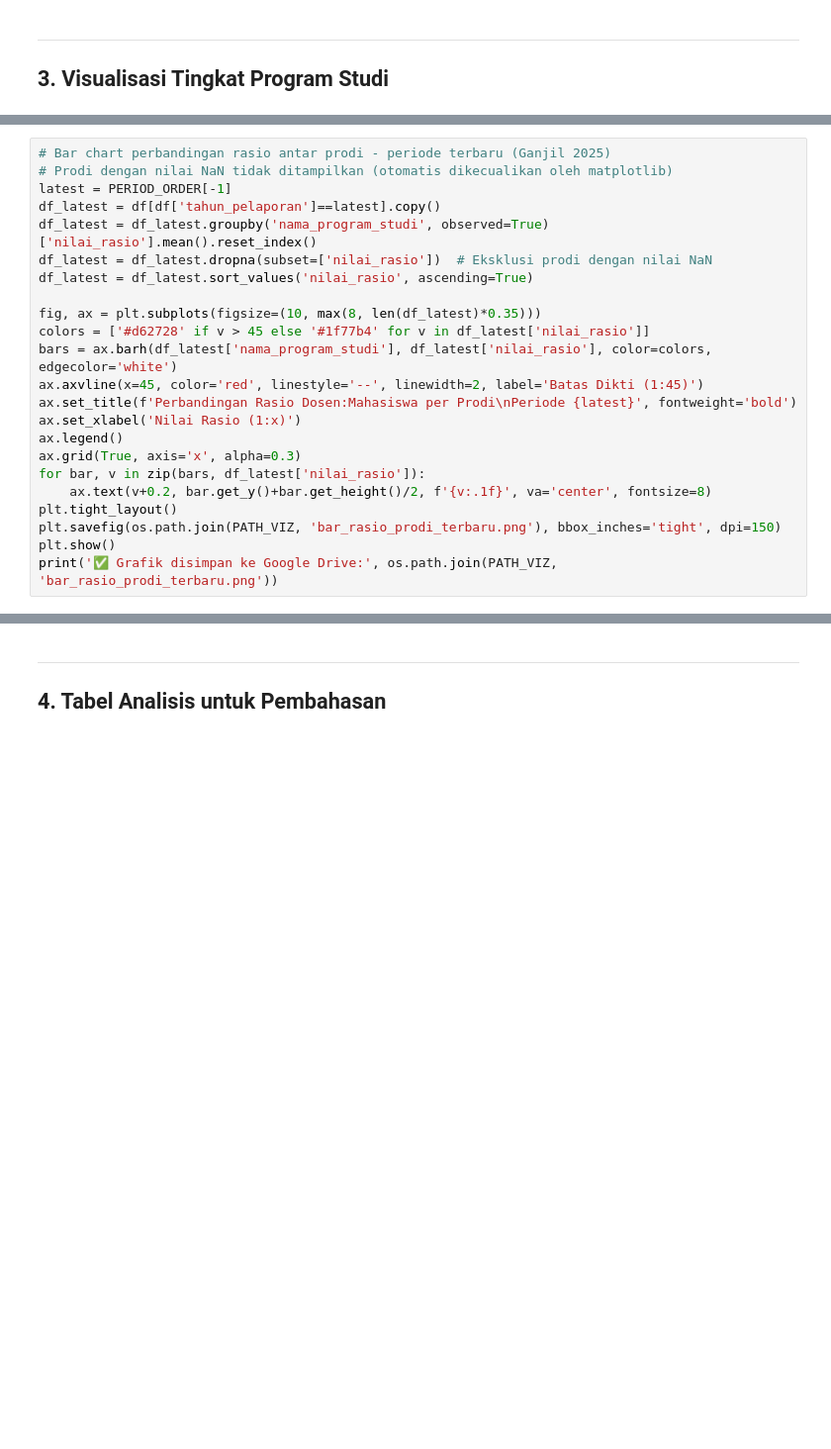
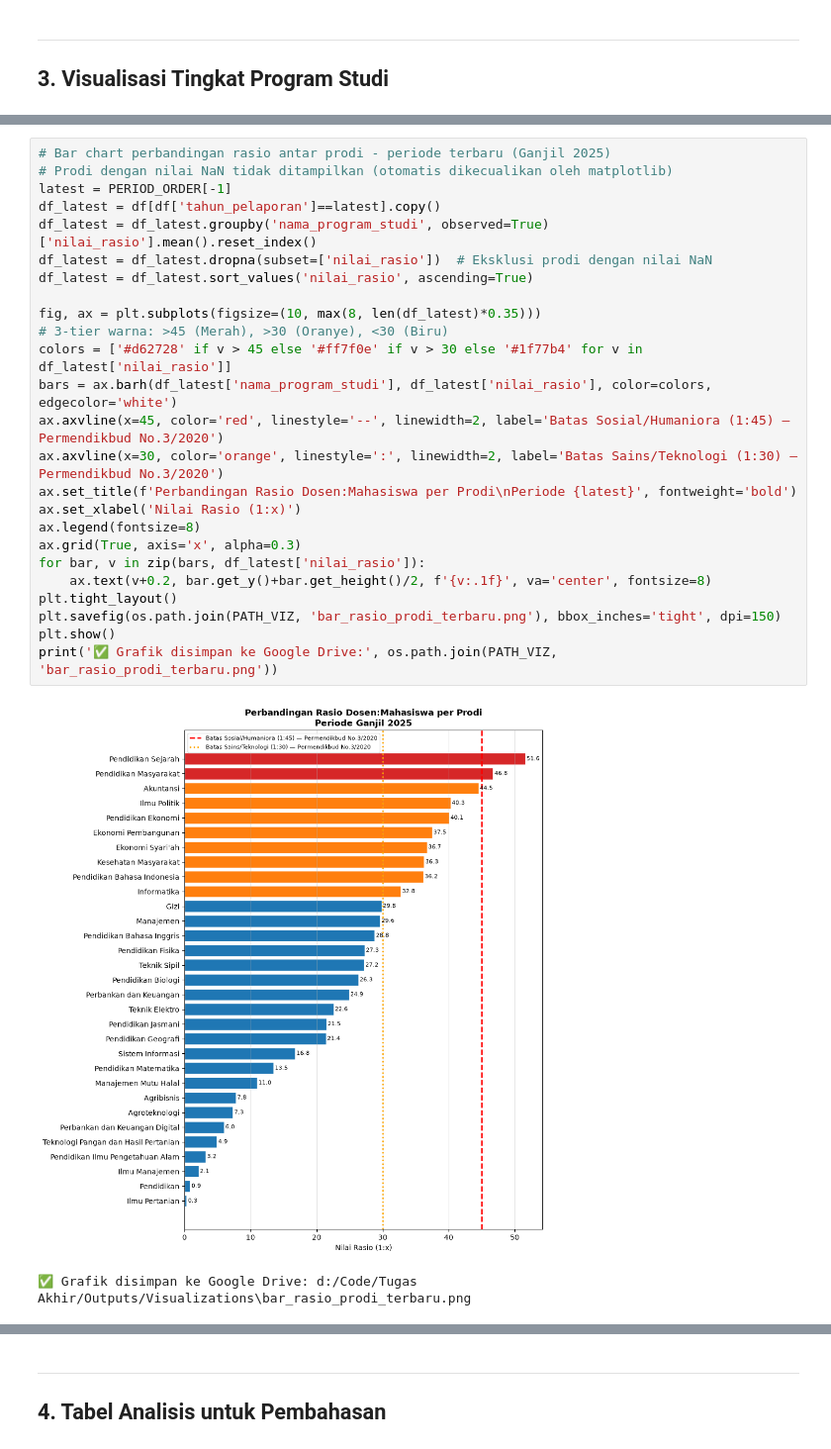
Before and after one commit to fauzinoorsyabani/Tugas-Akhir, a Jupyter notebook: Notebooks/Dashboard_Visualisasi.ipynb, the cells around one changed output, grey strips where cells are left out. Shown at 99% size. Cells and saved outputs as stored; diff of their text form; blank space fills up the shorter version.

```diff
--- a/Notebooks/Dashboard_Visualisasi.ipynb
+++ b/Notebooks/Dashboard_Visualisasi.ipynb
@@ -122,26 +145,31 @@ print('✅ Grafik disimpan ke Google Drive:', os.path.join(PATH_VIZ, 'heatmap_pr
 # %%
 # Bar chart perbandingan rasio antar prodi - periode terbaru (Ganjil 2025)
 # Prodi dengan nilai NaN tidak ditampilkan (otomatis dikecualikan oleh matplotlib)
 latest = PERIOD_ORDER[-1]
 df_latest = df[df['tahun_pelaporan']==latest].copy()
 df_latest = df_latest.groupby('nama_program_studi', observed=True)['nilai_rasio'].mean().reset_index()
 df_latest = df_latest.dropna(subset=['nilai_rasio'])  # Eksklusi prodi dengan nilai NaN
 df_latest = df_latest.sort_values('nilai_rasio', ascending=True)
 
 fig, ax = plt.subplots(figsize=(10, max(8, len(df_latest)*0.35)))
-colors = ['#d62728' if v > 45 else '#1f77b4' for v in df_latest['nilai_rasio']]
+# 3-tier warna: >45 (Merah), >30 (Oranye), <30 (Biru)
+colors = ['#d62728' if v > 45 else '#ff7f0e' if v > 30 else '#1f77b4' for v in df_latest['nilai_rasio']]
 bars = ax.barh(df_latest['nama_program_studi'], df_latest['nilai_rasio'], color=colors, edgecolor='white')
-ax.axvline(x=45, color='red', linestyle='--', linewidth=2, label='Batas Dikti (1:45)')
+ax.axvline(x=45, color='red', linestyle='--', linewidth=2, label='Batas Sosial/Humaniora (1:45) — Permendikbud No.3/2020')
+ax.axvline(x=30, color='orange', linestyle=':', linewidth=2, label='Batas Sains/Teknologi (1:30) — Permendikbud No.3/2020')
 ax.set_title(f'Perbandingan Rasio Dosen:Mahasiswa per Prodi\nPeriode {latest}', fontweight='bold')
 ax.set_xlabel('Nilai Rasio (1:x)')
-ax.legend()
+ax.legend(fontsize=8)
 ax.grid(True, axis='x', alpha=0.3)
 for bar, v in zip(bars, df_latest['nilai_rasio']):
     ax.text(v+0.2, bar.get_y()+bar.get_height()/2, f'{v:.1f}', va='center', fontsize=8)
 plt.tight_layout()
 plt.savefig(os.path.join(PATH_VIZ, 'bar_rasio_prodi_terbaru.png'), bbox_inches='tight', dpi=150)
 plt.show()
 print('✅ Grafik disimpan ke Google Drive:', os.path.join(PATH_VIZ, 'bar_rasio_prodi_terbaru.png'))
+# %% [output]
+[figure, added]
+✅ Grafik disimpan ke Google Drive: d:/Code/Tugas Akhir/Outputs/Visualizations\bar_rasio_prodi_terbaru.png
 # %%
 # Line chart tren 5 prodi rasio tertinggi vs 5 terendah (periode terbaru)
 top5  = df_latest.nlargest(5, 'nilai_rasio')['nama_program_studi'].tolist()
```
Also changed, not shown: parts of 8 cells of this notebook, 50 other files.
